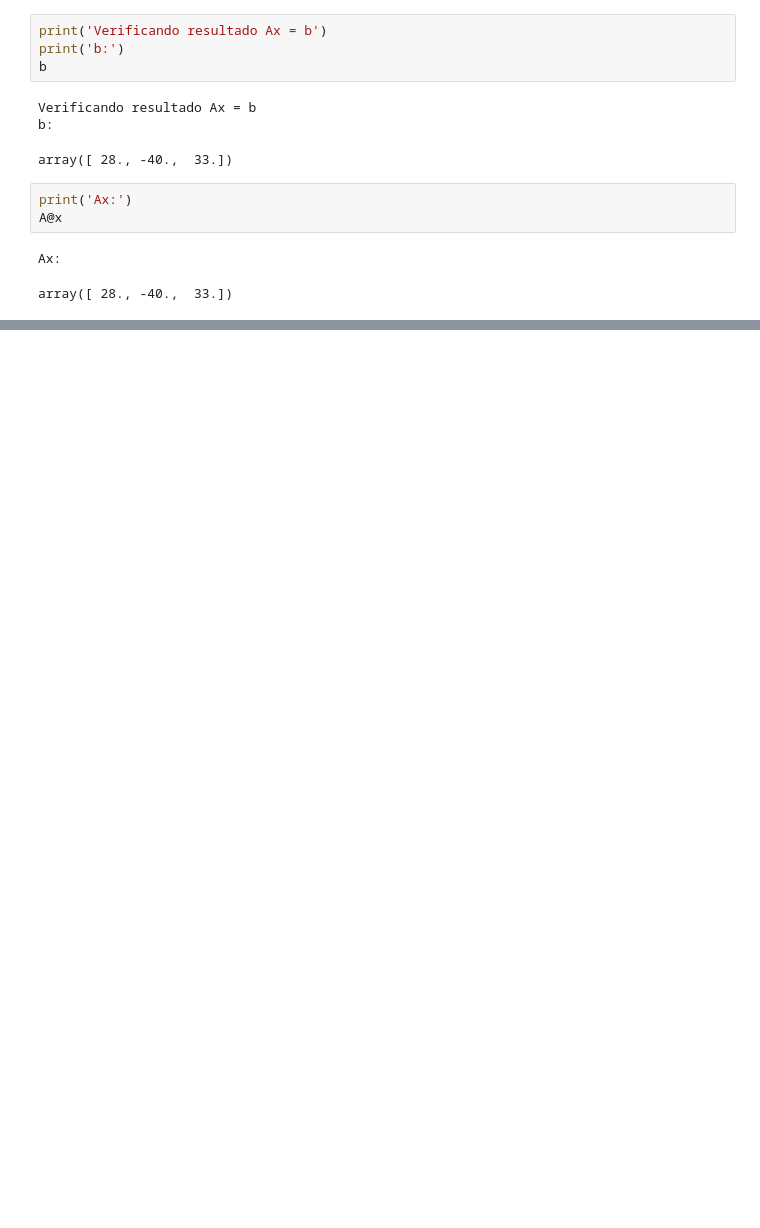
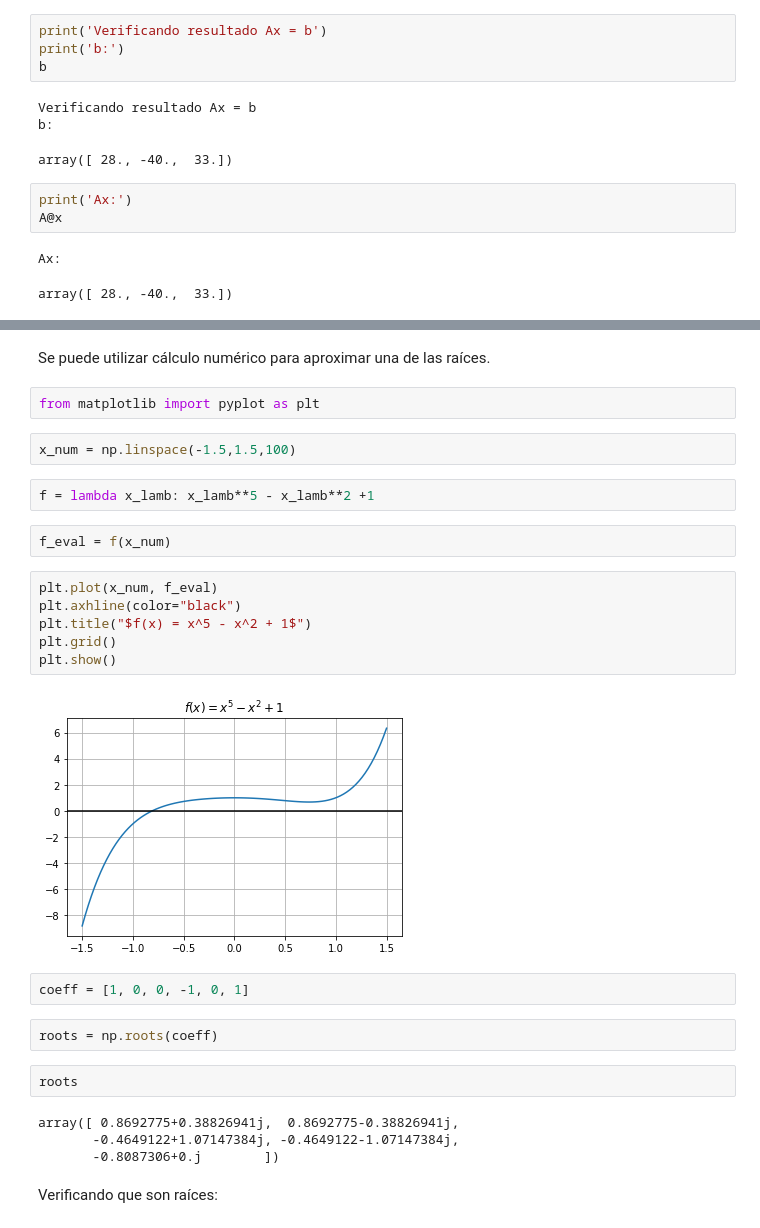
Before and after one commit to palmoreck/laboratorios, a Jupyter notebook: Python/2_NumPy.ipynb, the cells around one changed output, grey strips where cells are left out. Cells and saved outputs as stored; diff of their text form; blank space fills up the shorter version.

Commit message:
numpy roots example

```diff
--- a/Python/2_NumPy.ipynb
+++ b/Python/2_NumPy.ipynb
@@ -483,0 +496,30 @@ array([ 28., -40.,  33.])
+# %% [markdown]
+Se puede utilizar cálculo numérico para aproximar una de las raíces.
+# %%
+from matplotlib import pyplot as plt
+# %%
+x_num = np.linspace(-1.5,1.5,100)
+# %%
+f = lambda x_lamb: x_lamb**5 - x_lamb**2 +1
+# %%
+f_eval = f(x_num)
+# %%
+plt.plot(x_num, f_eval)
+plt.axhline(color="black")
+plt.title("$f(x) = x^5 - x^2 + 1$")
+plt.grid()
+plt.show()
+# %% [output]
+[figure, added]
+# %%
+coeff = [1, 0, 0, -1, 0, 1]
+# %%
+roots = np.roots(coeff)
+# %%
+roots
+# %% [output]
+array([ 0.8692775+0.38826941j,  0.8692775-0.38826941j,
+       -0.4649122+1.07147384j, -0.4649122-1.07147384j,
+       -0.8087306+0.j        ])
+# %% [markdown]
+Verificando que son raíces:
```
Also changed, not shown: parts of 7 cells of this notebook.
